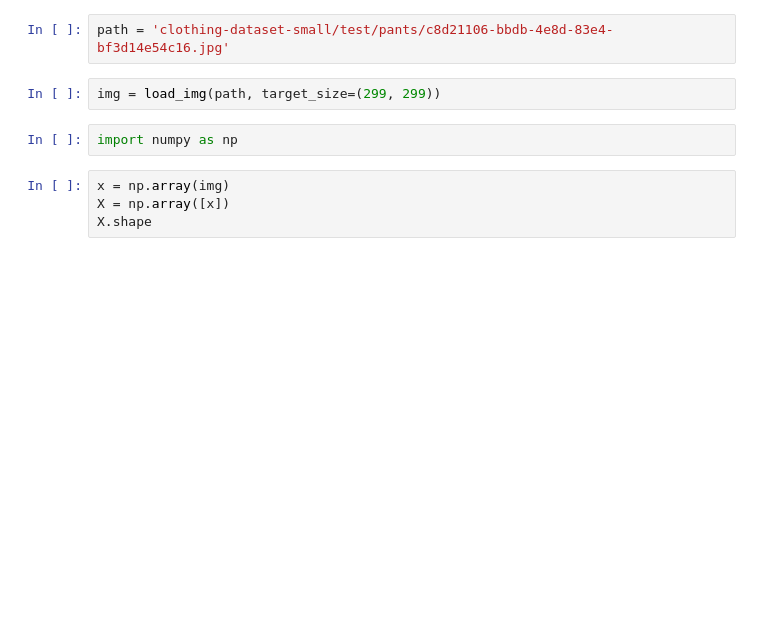
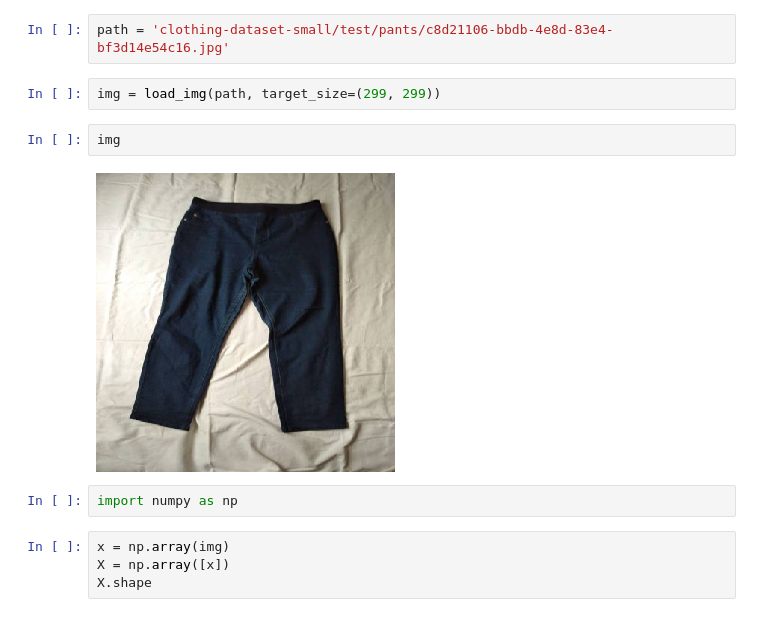
Before and after one commit to eeeds/ML-Camp, a Jupyter notebook: 08-deep-learning/notebook.ipynb, the cells around one changed output. Saved outputs shown, nothing was run; the diff lists cells and outputs as text; blank space fills up the shorter version.

```diff
--- a/08-deep-learning/notebook.ipynb
+++ b/08-deep-learning/notebook.ipynb
@@ -782,6 +769,10 @@ WARNING:tensorflow:sample_weight modes were coerced from
 path = 'clothing-dataset-small/test/pants/c8d21106-bbdb-4e8d-83e4-bf3d14e54c16.jpg'
 # %%
 img = load_img(path, target_size=(299, 299))
+# %%
+img
+# %% [output]
+[figure, added]
 # %%
 import numpy as np
 # %%
```
Also changed, not shown: parts of 14 cells of this notebook, 6 other files.
